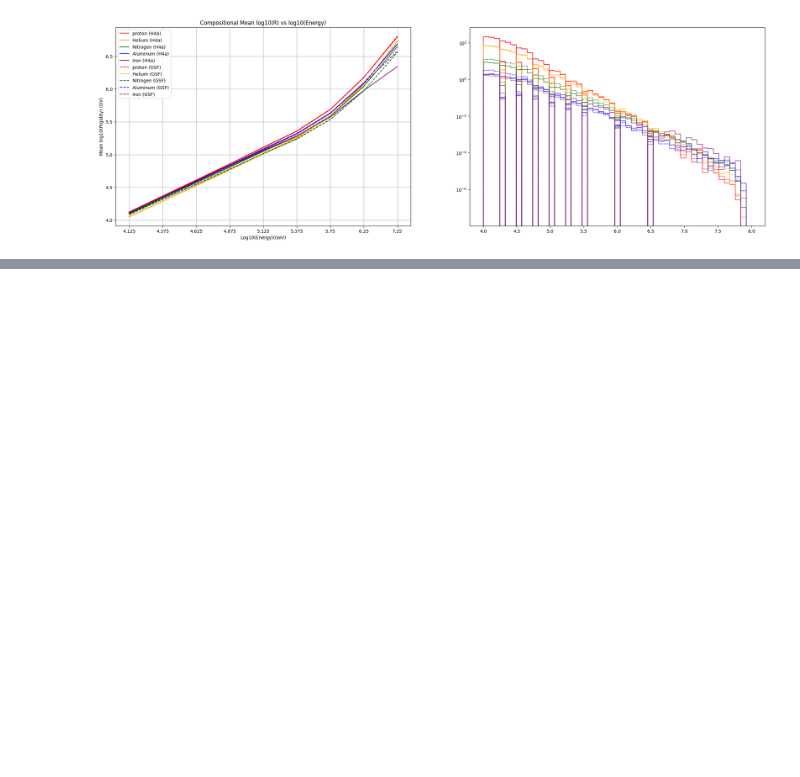
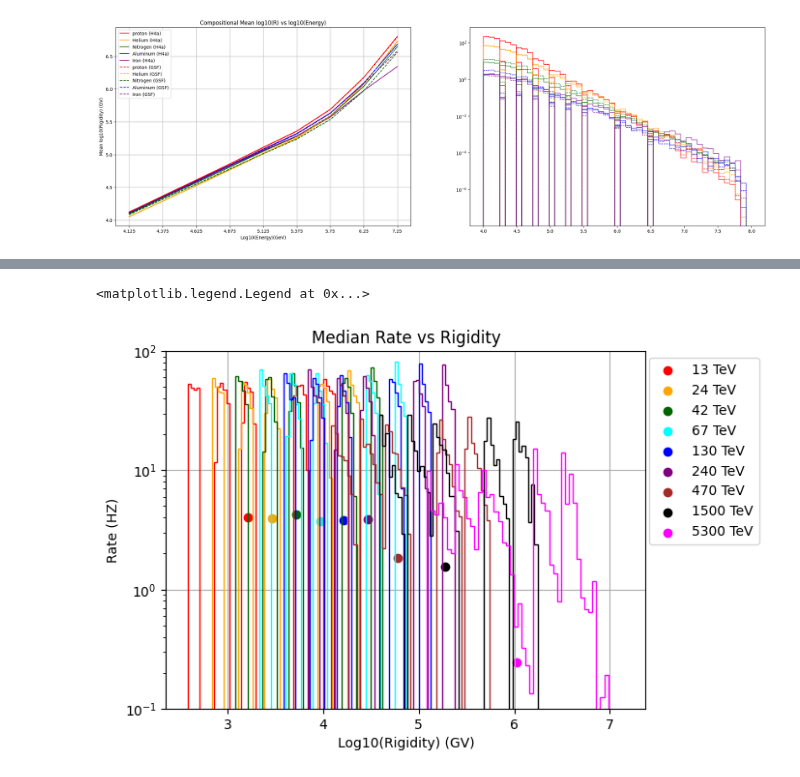
Before and after one commit to fmcnallyi3/it_anisotropy, a Jupyter notebook: rigidity/reco_energy.ipynb, the cells around one changed output, grey strips where cells are left out. Drawn from its saved outputs; the diff is of its cells as text; code cells hidden in the pictures; blank space fills up the shorter version.

```diff
--- a/rigidity/reco_energy.ipynb
+++ b/rigidity/reco_energy.ipynb
@@ -514,0 +505,31 @@ plt.show()
+# %%
+# Cell that plots the median energy bins in a histogram and their median values in a scatter plot
+plt.hist(medbin_1, weights=medwt_1, bins=50, log=True, histtype='step', density=False, color='red')
+plt.hist(medbin_2, weights=medwt_2, bins=50, log=True, histtype='step', density=False, color='orange')
+plt.hist(medbin_3, weights=medwt_3, bins=50, log=True, histtype='step', density=False, color='darkgreen')
+plt.hist(medbin_4, weights=medwt_4, bins=50, log=True, histtype='step', density=False, color='cyan')
+plt.hist(medbin_5, weights=medwt_5, bins=50, log=True, histtype='step', density=False, color='blue')
+plt.hist(medbin_6, weights=medwt_6, bins=50, log=True, histtype='step', density=False, color='purple')
+plt.hist(medbin_7, weights=medwt_7, bins=50, log=True, histtype='step', density=False, color='brown')
+plt.hist(medbin_8, weights=medwt_8, bins=50, log=True, histtype='step', density=False, color='black')
+plt.hist(medbin_9, weights=medwt_9, bins=50, log=True, histtype='step', density=False, color='magenta')
+
+plt.scatter(np.median(medbin_1), np.median(medwt_1), color='red', label='13 TeV')
+plt.scatter(np.median(medbin_2), np.median(medwt_2), color='orange', label='24 TeV')
+plt.scatter(np.median(medbin_3), np.median(medwt_3), color='darkgreen', label='42 TeV')
+plt.scatter(np.median(medbin_4), np.median(medwt_4), color='cyan', label='67 TeV')
+plt.scatter(np.median(medbin_5), np.median(medwt_5), color='blue', label='130 TeV')
+plt.scatter(np.median(medbin_6), np.median(medwt_6), color='purple', label='240 TeV')
+plt.scatter(np.median(medbin_7), np.median(medwt_7), color='brown', label='470 TeV')
+plt.scatter(np.median(medbin_8), np.median(medwt_8), color='black', label='1500 TeV')
+plt.scatter(np.median(medbin_9), np.median(medwt_9), color='magenta', label='5300 TeV')
+
+plt.title('Median Rate vs Rigidity')
+plt.xlabel('Log10(Rigidity) (GV)')
+plt.ylabel('Rate (HZ)')
+plt.ylim(.1,100)
+plt.grid()
+plt.legend(bbox_to_anchor=(1.25, 1))
+# %% [output]
+<matplotlib.legend.Legend at 0x...>
+[figure, added]
```
Also changed, not shown: parts of 26 cells of this notebook, 1 other file.
